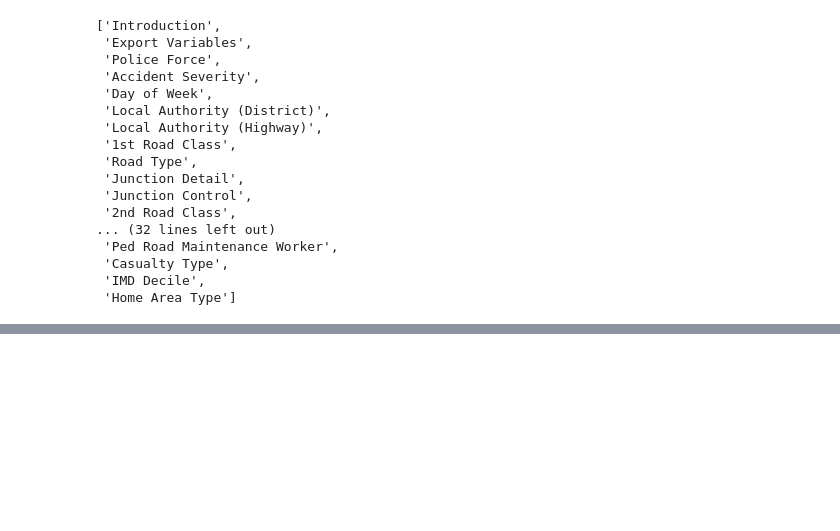
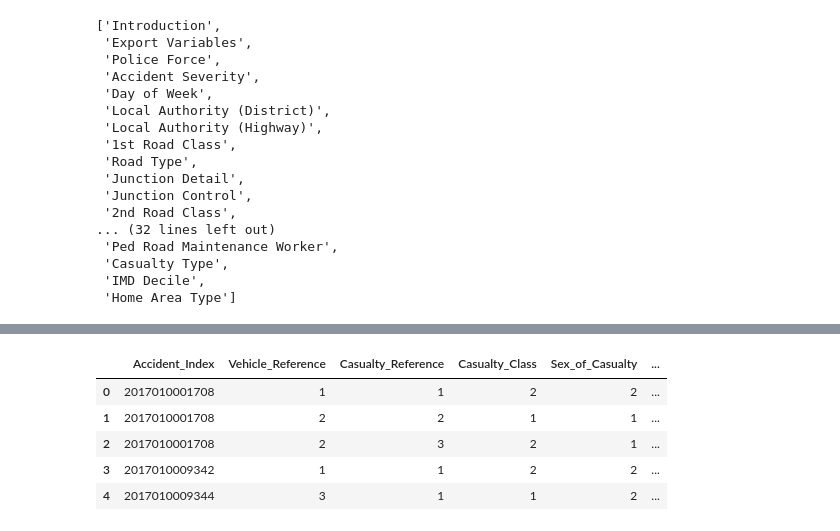
Before and after one commit to meme2515/uk_accidents, a Jupyter notebook: data_munging.ipynb, the cells around one changed output, grey strips where cells are left out. Drawn from its saved outputs; the diff is of its cells as text; code cells hidden in the pictures; blank space fills up the shorter version.

```diff
--- a/data_munging.ipynb
+++ b/data_munging.ipynb
@@ -94,0 +116,10 @@ def merge_on_guide(df):
+# %%
+cas = pd.read_csv('Cas.csv')
+cas.head()
+# %% [output]
+|  | Accident_Index | Vehicle_Reference | Casualty_Reference | Casualty_Class | Sex_of_Casualty | ... |
+| 0 | 2017010001708 | 1 | 1 | 2 | 2 | ... |
+| 1 | 2017010001708 | 2 | 2 | 1 | 1 | ... |
+| 2 | 2017010001708 | 2 | 3 | 2 | 1 | ... |
+| 3 | 2017010009342 | 1 | 1 | 2 | 2 | ... |
+| 4 | 2017010009344 | 3 | 1 | 1 | 2 | ... |
```
Also changed, not shown: parts of 12 cells of this notebook, 5 other files.
